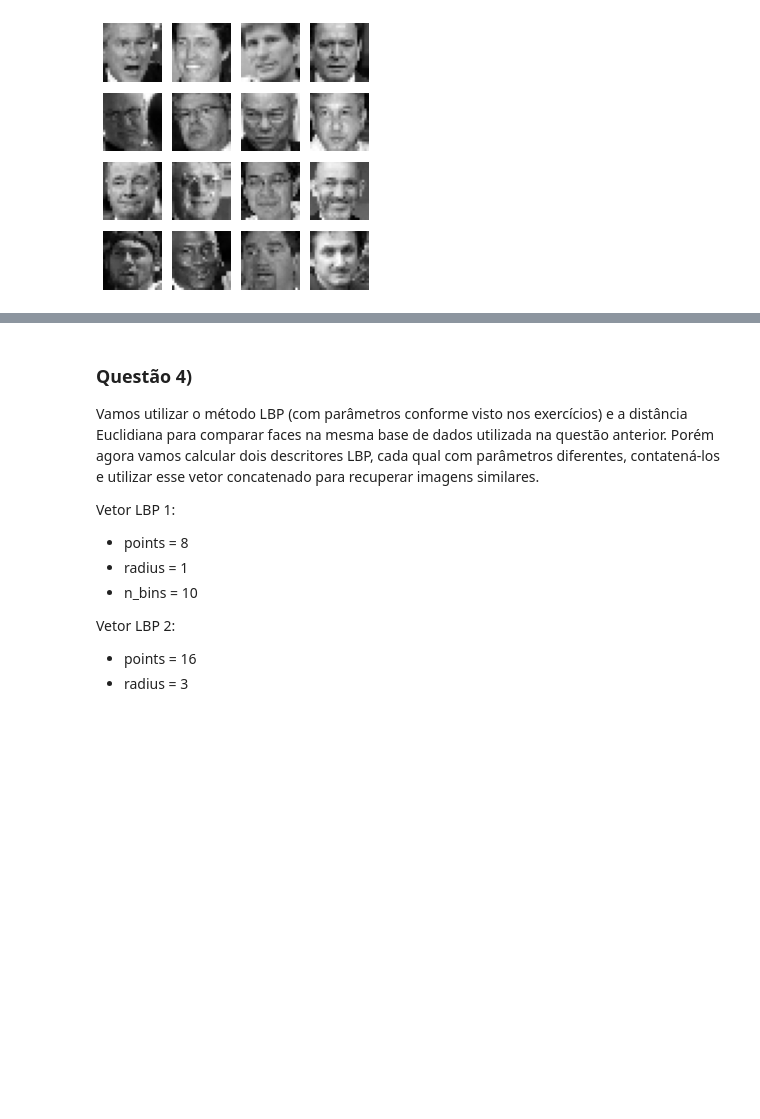
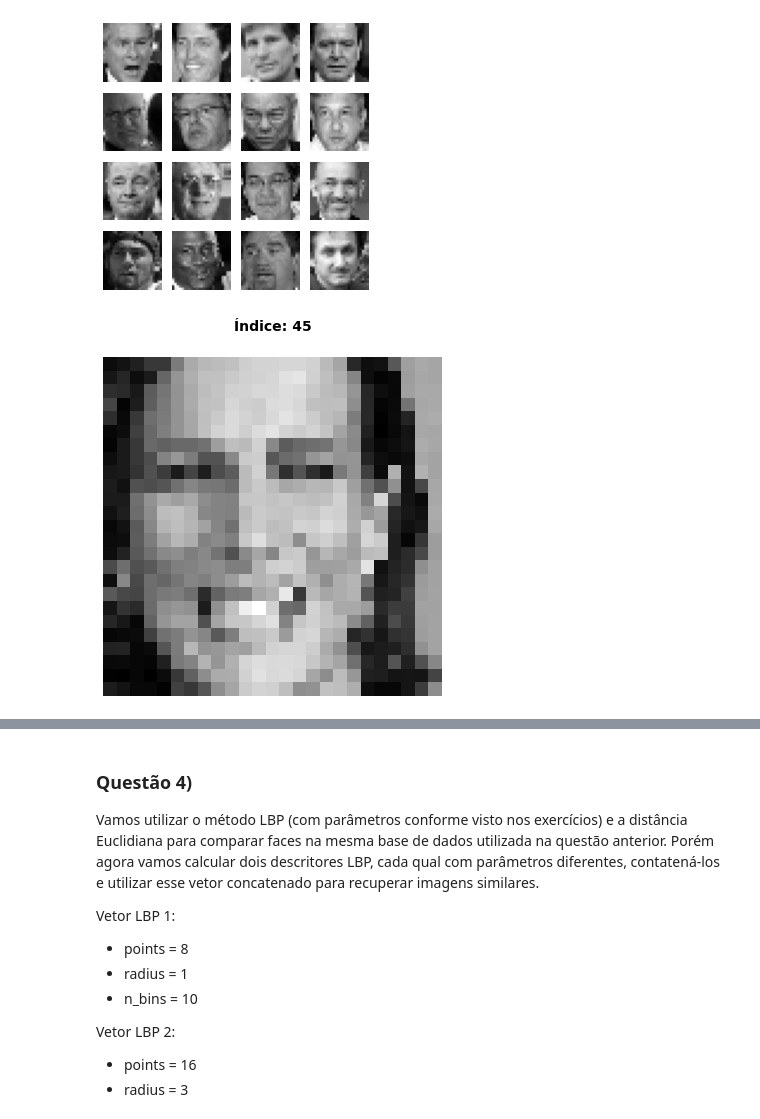
Before and after one commit to guilourenzo/mba-usp, a Jupyter notebook: TÉCNICAS AVANÇADAS DE CAPTURA E TRATAMENTO DE DADOS/AULA 7/TACTD 07 - Avaliacao.ipynb, the cells around one changed output, grey strips where cells are left out. Cells and saved outputs as stored; diff of their text form; code cells hidden in the pictures; blank space fills up the shorter version.

```diff
--- a/TÉCNICAS AVANÇADAS DE CAPTURA E TRATAMENTO DE DADOS/AULA 7/TACTD 07 - Avaliacao.ipynb
+++ b/TÉCNICAS AVANÇADAS DE CAPTURA E TRATAMENTO DE DADOS/AULA 7/TACTD 07 - Avaliacao.ipynb
@@ -84,0 +257,8 @@ fig.tight_layout()
+# %%
+plt.figure(figsize=(5, 6))
+plt.imshow(imgs[45], cmap=plt.cm.gray)
+plt.suptitle('Índice: 45', fontsize=14, fontweight='bold')
+plt.axis('off')
+plt.tight_layout()
+# %% [output]
+[figure, added]
```
Also changed, not shown: parts of 18 cells of this notebook.
